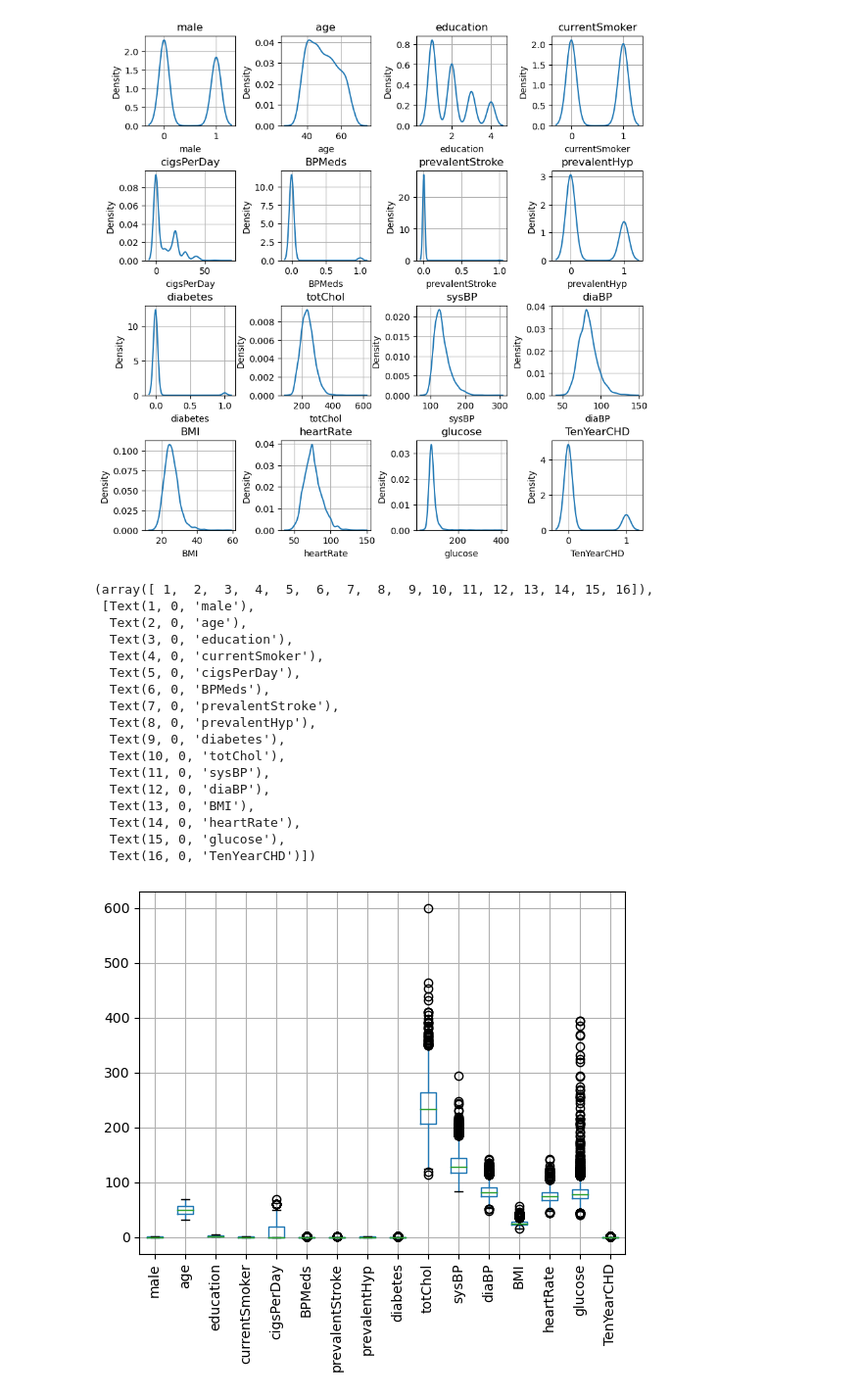
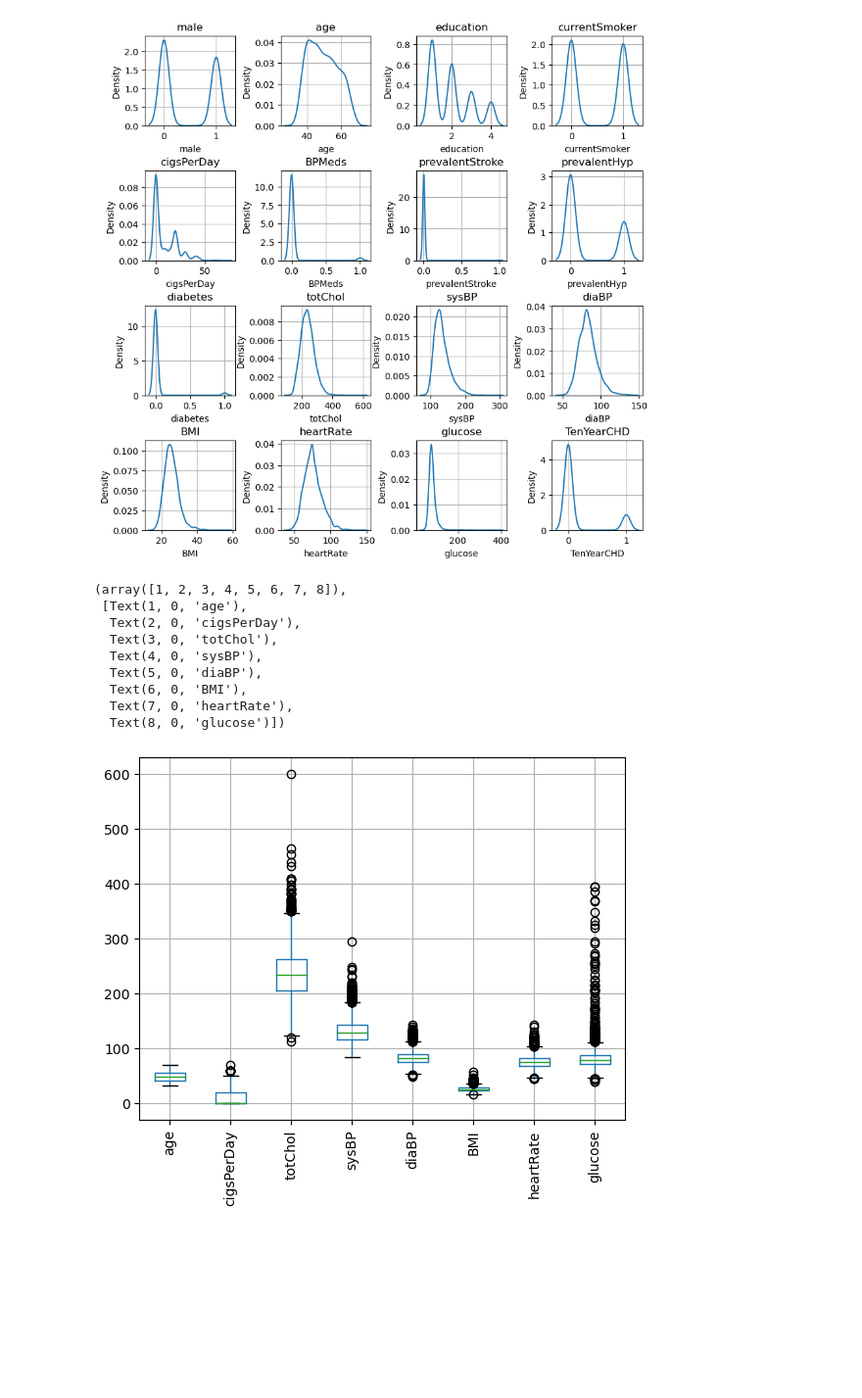
Before and after one commit to RNWalker/heartData, a Jupyter notebook: heartData_notebook.ipynb, the cells around one changed output. Shown: that part at 98% size. Saved outputs shown, nothing was run; the diff lists cells and outputs as text; code cells hidden in the pictures; blank space fills up the shorter version.

Commit message:
improved readability of boxplots by removing columns with binary data

```diff
--- a/heartData_notebook.ipynb
+++ b/heartData_notebook.ipynb
@@ -123,25 +123,18 @@ plt.show()
 # %% [output]
 [figure]
 # %%
-heartData.boxplot()
+heartData_nonbinaryData = heartData[['age', 'cigsPerDay', 'totChol', 'sysBP', 'diaBP', 'BMI', 'heartRate', 'glucose']]
+heartData_nonbinaryData.boxplot()
 plt.xticks(rotation=90)
 # %% [output]
-(array([ 1,  2,  3,  4,  5,  6,  7,  8,  9, 10, 11, 12, 13, 14, 15, 16]),
- [Text(1, 0, 'male'),
-  Text(2, 0, 'age'),
-  Text(3, 0, 'education'),
-  Text(4, 0, 'currentSmoker'),
-  Text(5, 0, 'cigsPerDay'),
-  Text(6, 0, 'BPMeds'),
-  Text(7, 0, 'prevalentStroke'),
-  Text(8, 0, 'prevalentHyp'),
-  Text(9, 0, 'diabetes'),
-  Text(10, 0, 'totChol'),
-  Text(11, 0, 'sysBP'),
-  Text(12, 0, 'diaBP'),
-  Text(13, 0, 'BMI'),
-  Text(14, 0, 'heartRate'),
-  Text(15, 0, 'glucose'),
-  Text(16, 0, 'TenYearCHD')])
+(array([1, 2, 3, 4, 5, 6, 7, 8]),
+ [Text(1, 0, 'age'),
+  Text(2, 0, 'cigsPerDay'),
+  Text(3, 0, 'totChol'),
+  Text(4, 0, 'sysBP'),
+  Text(5, 0, 'diaBP'),
+  Text(6, 0, 'BMI'),
+  Text(7, 0, 'heartRate'),
+  Text(8, 0, 'glucose')])
-[figure, old version]
+[figure, new version]
 # %%
```
Also changed, not shown: parts of 1 cell of this notebook.
